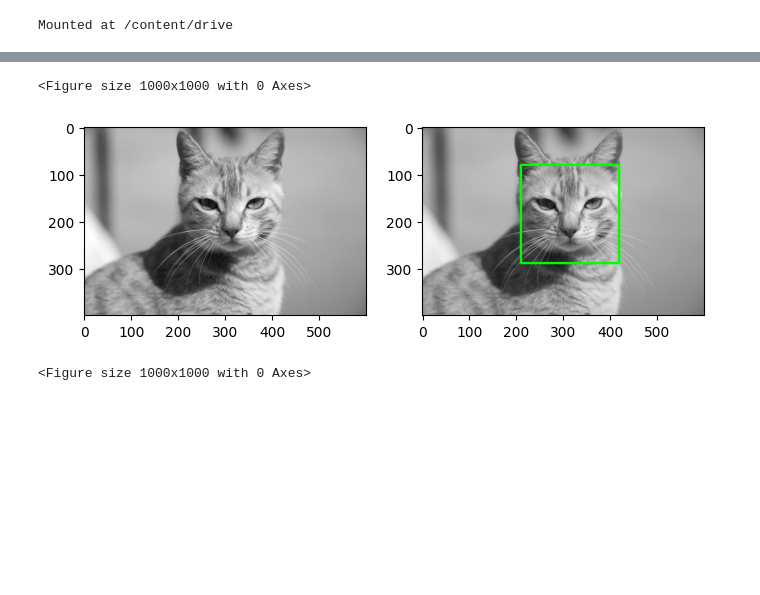
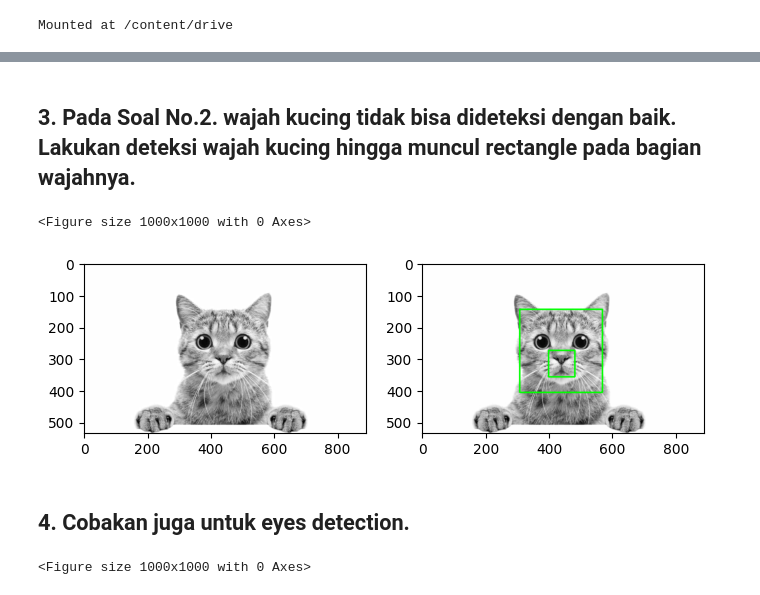
Before and after one commit to NadilaAmaliaaa/PCVK_GANJIL_2024, a Jupyter notebook: Week12.ipynb, the cells around one changed output, grey strips where cells are left out. Saved outputs shown, nothing was run; the diff lists cells and outputs as text; code cells hidden in the pictures; blank space fills up the shorter version.

Commit message:
Jobsheet 12 PCVK

```diff
--- a/Week12.ipynb
+++ b/Week12.ipynb
@@ -21,7 +32,7 @@ kartini = cv.imread('/content/drive/MyDrive/PCVK/Images/facedet/kartini.jpg',0)
 kartini_rgb = cv.cvtColor(kartini, cv.COLOR_BGR2RGB)
 kartini_fd = kartini_rgb.copy()
 
-kucing = cv.imread('/content/drive/MyDrive/PCVK/Images/facedet/mycat.jpg',0)
+kucing = cv.imread('/content/drive/MyDrive/PCVK/Images/facedet/kucing.jpg',0)
 kucing_rgb = cv.cvtColor(kucing, cv.COLOR_BGR2RGB)
 kucing_fd = kucing_rgb.copy()
 
@@ -109,25 +120,29 @@ plt.show()
 [figure]
 <Figure size 1000x1000 with 0 Axes>
 [figure]
+# %% [markdown]
+## 3. Pada Soal No.2. wajah kucing tidak bisa dideteksi dengan baik. Lakukan deteksi wajah kucing hingga muncul rectangle pada bagian wajahnya.
 # %%
 cascade_kucing = cv.CascadeClassifier(cv.data.haarcascades + 'haarcascade_frontalcatface.xml')
 
-kucing = cv.imread('/content/drive/MyDrive/PCVK/Images/facedet/mycat.jpg', 0)
+kucing = cv.imread('/content/drive/MyDrive/PCVK/Images/facedet/kucing.jpg', 0)
 kucing1 = cv.cvtColor(kucing, cv.COLOR_GRAY2RGB)
 
 roi_wajah = cascade_kucing.detectMultiScale(kucing)
 
 for(x, y, w, h) in roi_wajah:
   cv.rectangle(kucing1, (x, y), (x+w, y+h), (0, 255, 0), 3)
 
 plt.figure(figsize = (10, 10))
 f, axarr = plt.subplots(1, 2, figsize = (8, 8))
 plt.subplot(121), plt.imshow(kucing, cmap = 'gray')
 plt.subplot(122), plt.imshow(kucing1)
 plt.show()
 # %% [output]
 <Figure size 1000x1000 with 0 Axes>
-[figure, old version]
+[figure, new version]
+# %% [markdown]
+## 4. Cobakan juga untuk eyes detection.
 # %%
 cascade_jokowi = cv.CascadeClassifier(cv.data.haarcascades + 'haarcascade_eye.xml')
 
```
Also changed, not shown: parts of 21 cells of this notebook.
